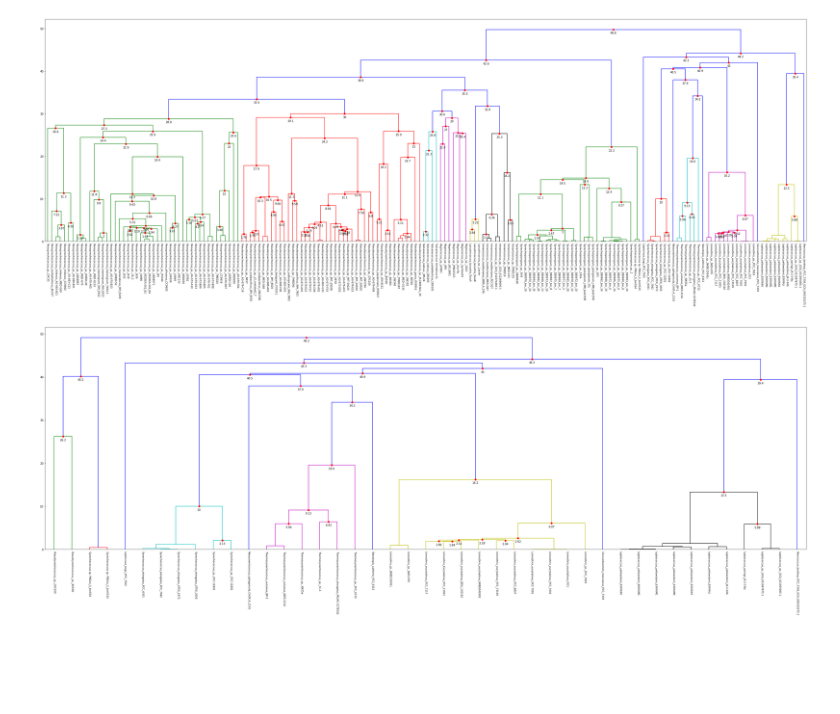
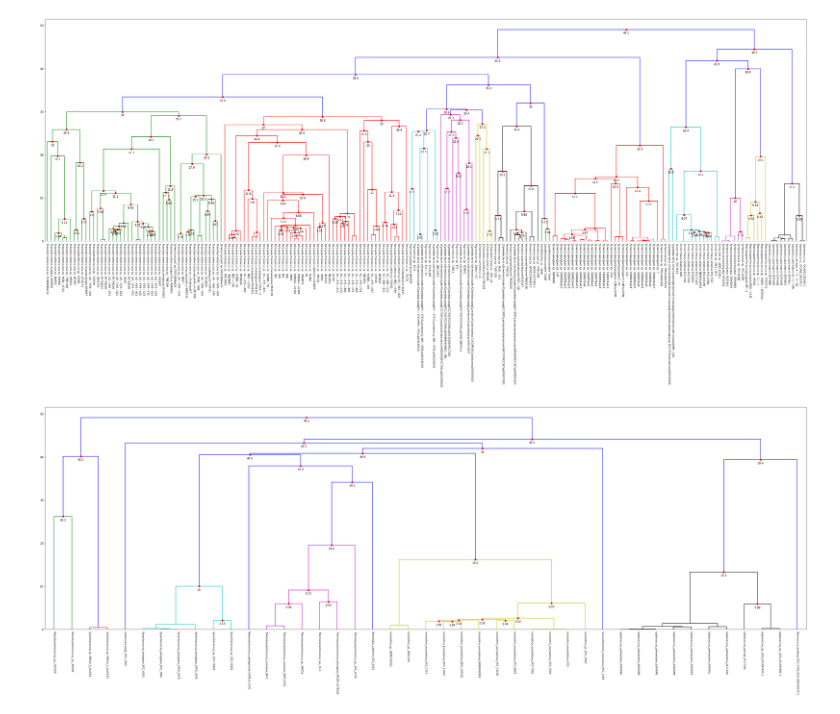
Before and after one commit to vinisalazar/SynechococcusGT, a Jupyter notebook: code/aai_dendrogram.ipynb, the cells around one changed output. Cells and saved outputs as stored; diff of their text form; code cells hidden in the pictures; blank space fills up the shorter version.

```diff
--- a/code/aai_dendrogram.ipynb
+++ b/code/aai_dendrogram.ipynb
@@ -92,0 +93,16 @@ plot_hclust(Z, columns, figsize=(50,15), save="../data/plots/aai/synechos_filter
+# %%
+def parse_label(row):
+
+    split = row.replace(" ", "_").split("_")
+    genus = split[0]
+    species = split[1]
+    strain = " ".join(split[2:])
+
+    strain = "\ \mathrm{" + strain + "}"
+    if species == "sp.":
+        species = " \mathrm{" + species + "}"
+    label = f'${genus}\ {species} {strain}$'
+    return label
+
+#parse_label(eg['label'])
+#parse_label("Inmanicoccus_sp._WB6_4_196")
@@ -92,0 +111,8 @@ plot_hclust(Z, columns, figsize=(50,15), save="../data/plots/aai/synechos_filter
+# %%
+metadata = pd.read_csv("../data/metadata.csv")
+metadata['no_genus'] = metadata.groupby('new_genus')[
+    'new_genus'].transform('count').map(int, na_action="ignore")
+metadata=metadata[(metadata['is_synecho']) & (metadata['quality_filter']) & (metadata['no_genus'] > 1)]
+metadata['label'] = metadata['label'].apply(lambda row: parse_label(row))
+Z, columns = hclust("../data/comparem/output/aai/aai_summary.tsv", metadata=metadata)
+plot_hclust(Z, columns, figsize=(50,15),)# save="../data/plots/aai/synechos_filtered_no_singletons.png")
@@ -93,13 +121,13 @@ plot_hclust(Z, columns, figsize=(50,15), save="../data/plots/aai/synechos_filter
 # %%
 Z, columns = hclust("../data/comparem/output/aai/aai_summary.tsv",
                     metadata=metadata[(metadata['is_synecho']) |
                                       metadata['label'].apply(lambda s: any(i in s for i in ("SS2", "SS35", "SS52", "SS51", "CCMP1375"))) &
                                       (metadata['quality_filter']) &
                                       (metadata['label'].apply(lambda s: any([i in s for i in [
-                        "Parasynechococcus", "Pseudosynechococcus", "Vulcanococcus", "Regnicoccus", "Lacustricoccus", "Inmanicoccus", "Synechospongium"]])))])
+                        "Parasynechococcus", "Pseudosynechococcus", "Vulcanococcus", "Regnicoccus", "Lacustricoccus", "Inmanicoccus", "Synechospongium", "Prochlorococcus"]])))])
 plot_hclust(Z, columns, figsize=(50,15), save="../data/plots/aai/aai_cyanobiaceae_and_prochlorococcus.png")
 # %% [output]
-[figure, old version]
+[figure, new version]
 # %%
 Z, columns = hclust("../data/comparem/output/aai/aai_summary.tsv",
                     metadata=metadata[(metadata['is_synecho']) & (metadata['quality_filter']) & ~(metadata['label'].apply(lambda s: any([i in s for i in [
```
Also changed, not shown: parts of 4 cells of this notebook.
